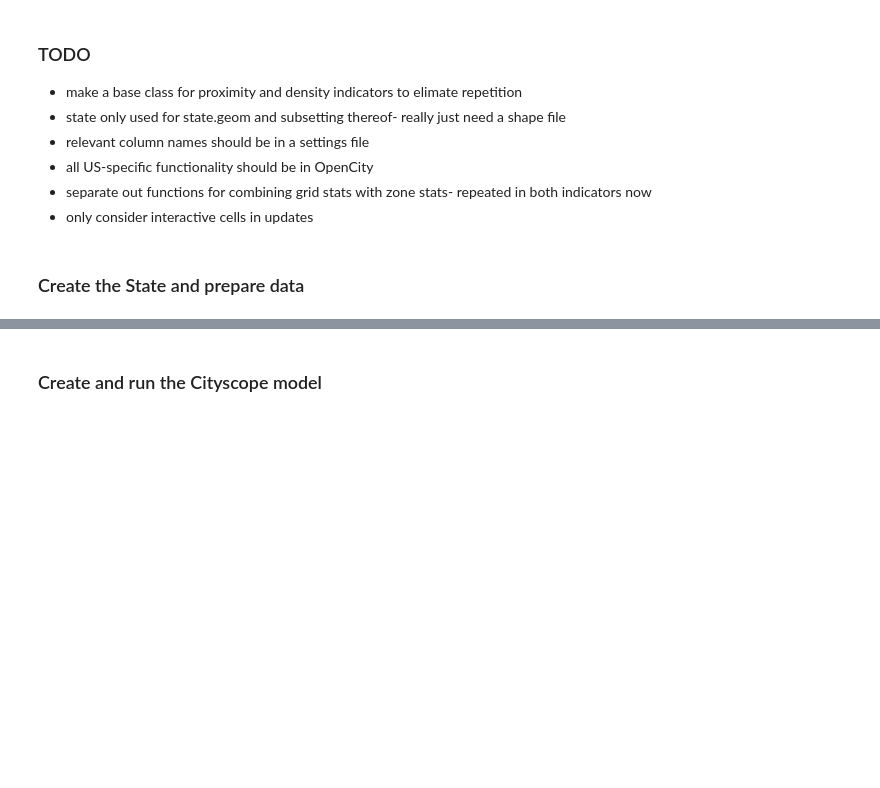
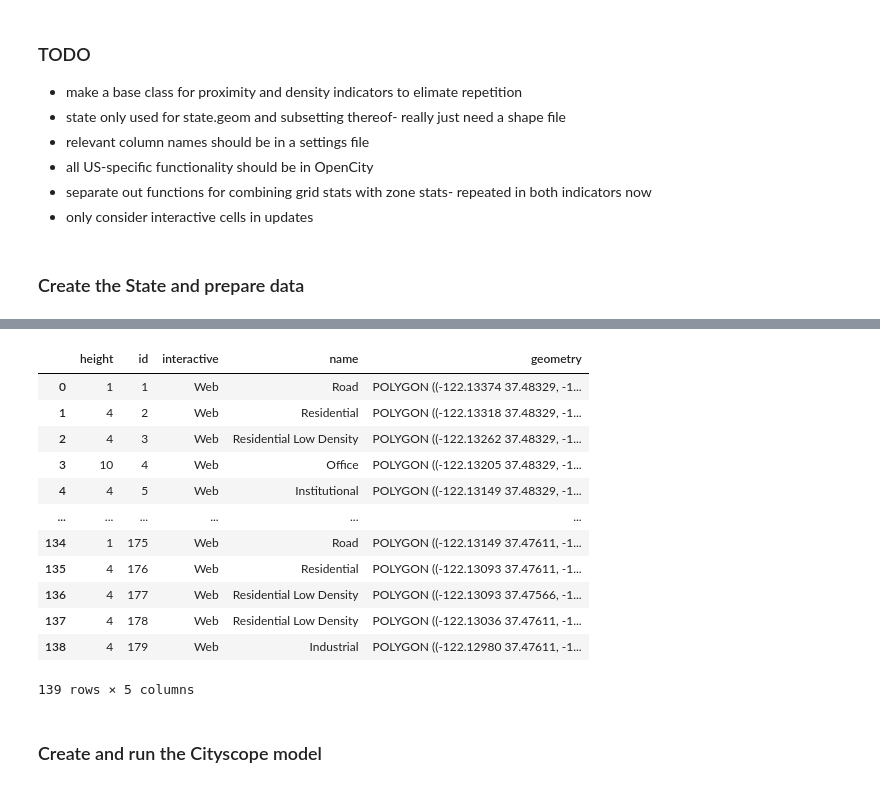
Before and after one commit to doorleyr/CS_Spatial_Modules, a Jupyter notebook: CS_Indicators_example.ipynb, the cells around one changed output, grey strips where cells are left out. Saved outputs shown, nothing was run; the diff lists cells and outputs as text; code cells hidden in the pictures; blank space fills up the shorter version.

```diff
--- a/CS_Indicators_example.ipynb
+++ b/CS_Indicators_example.ipynb
@@ -40,3 +291,19 @@ Getting RAC data from https://lehd.ces.census.gov/data/lodes/LODES7/
+# %%
+geogrid_intersect_interactive
+# %% [output]
+|  | height | id | interactive | name | geometry |
+| 0 | 1 | 1 | Web | Road | POLYGON ((-122.13374 37.48329, -1... |
+| 1 | 4 | 2 | Web | Residential | POLYGON ((-122.13318 37.48329, -1... |
+| 2 | 4 | 3 | Web | Residential Low Density | POLYGON ((-122.13262 37.48329, -1... |
+| 3 | 10 | 4 | Web | Office | POLYGON ((-122.13205 37.48329, -1... |
+| 4 | 4 | 5 | Web | Institutional | POLYGON ((-122.13149 37.48329, -1... |
+| ... | ... | ... | ... | ... | ... |
+| 134 | 1 | 175 | Web | Road | POLYGON ((-122.13149 37.47611, -1... |
+| 135 | 4 | 176 | Web | Residential | POLYGON ((-122.13093 37.47611, -1... |
+| 136 | 4 | 177 | Web | Residential Low Density | POLYGON ((-122.13093 37.47566, -1... |
+| 137 | 4 | 178 | Web | Residential Low Density | POLYGON ((-122.13036 37.47611, -1... |
+| 138 | 4 | 179 | Web | Industrial | POLYGON ((-122.12980 37.47611, -1... |
+139 rows × 5 columns
 # %% [markdown]
 ### Create and run the Cityscope model
 # %%
```
Also changed, not shown: parts of 13 cells of this notebook, 6 other files.
